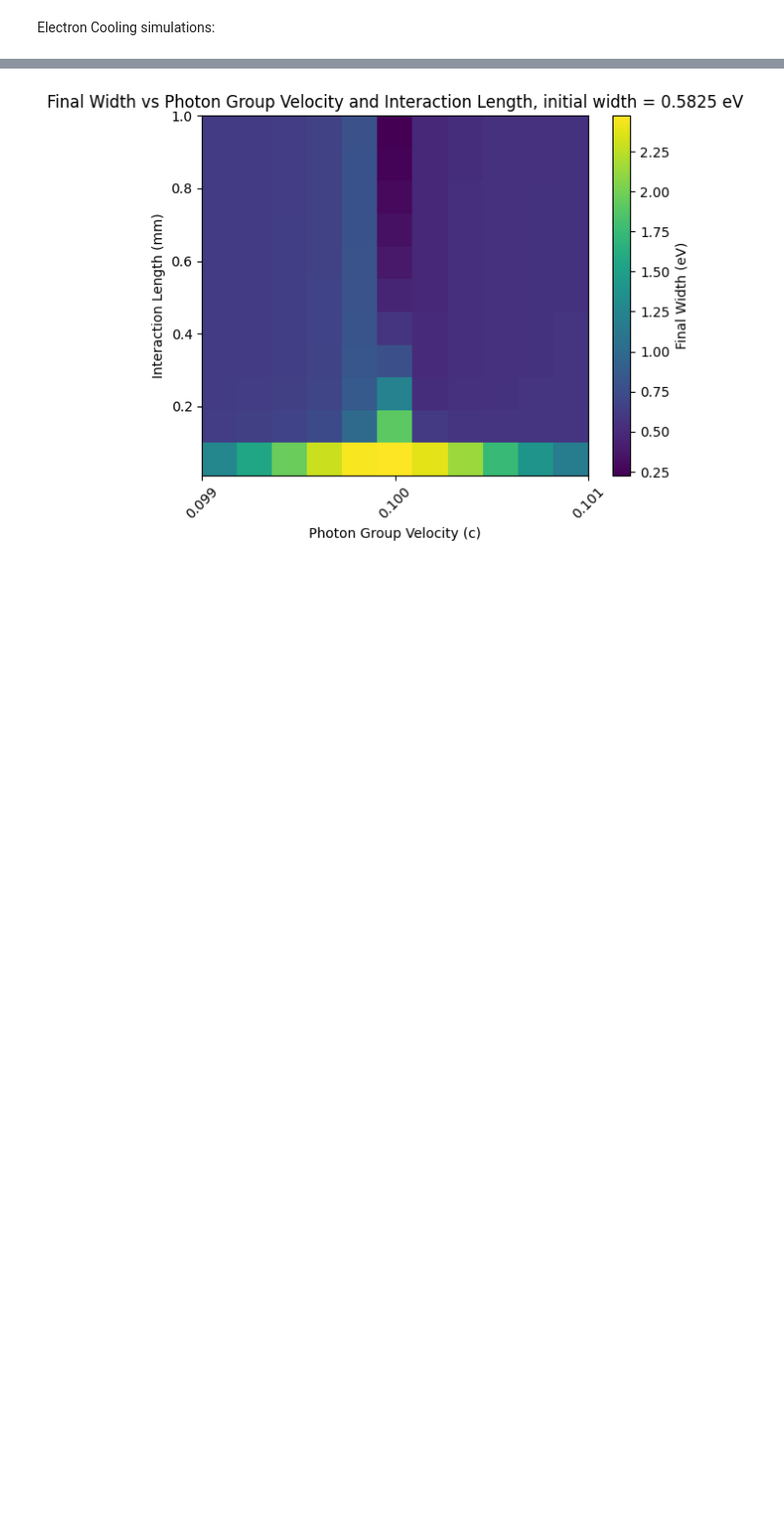
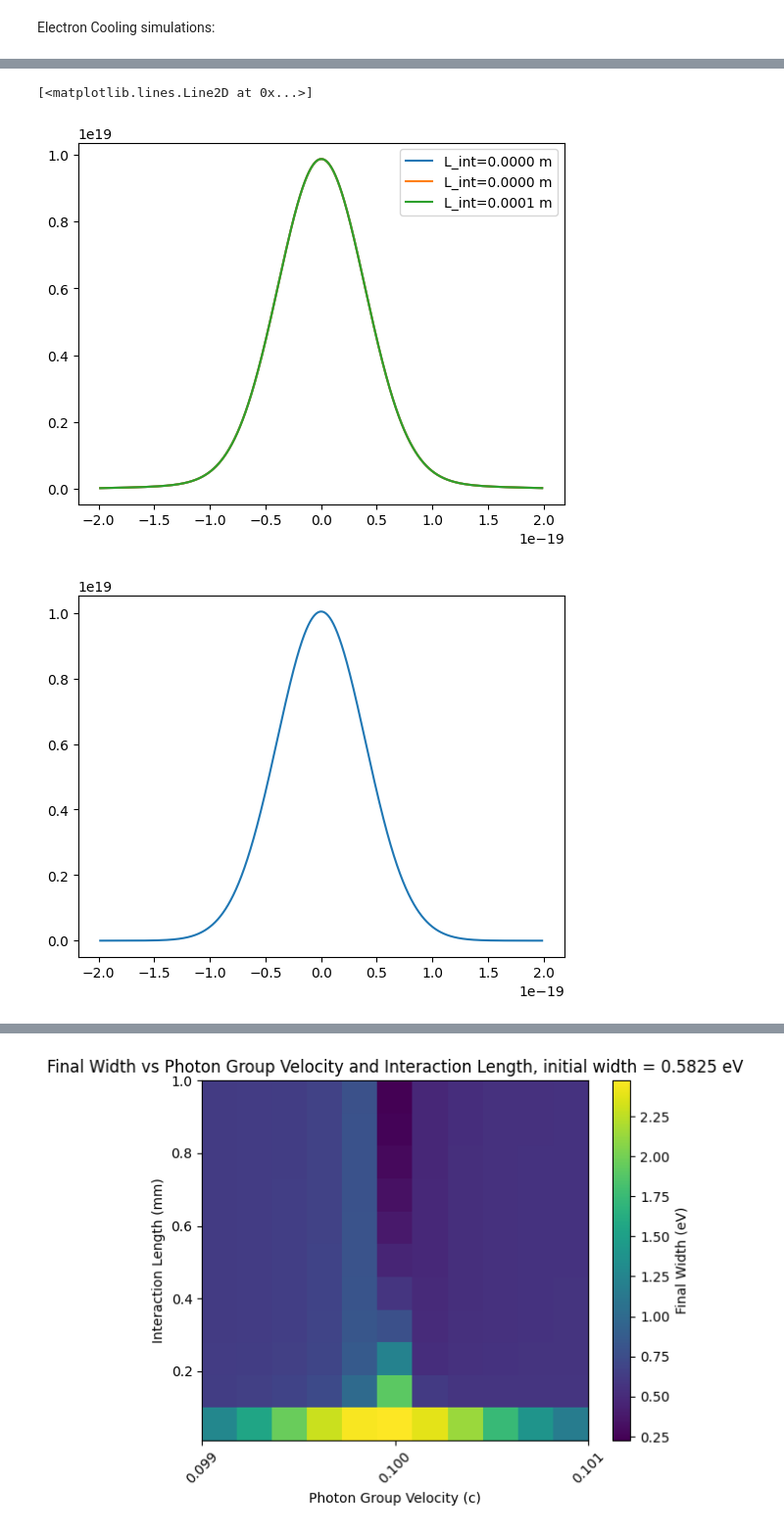
Before and after one commit to ShiranEv/ElectronCooling, a Jupyter notebook: simulations_dor.ipynb, the cells around one changed output, grey strips where cells are left out. Shown: that part at 98% size. Saved outputs shown, nothing was run; the diff lists cells and outputs as text; code cells hidden in the pictures; blank space fills up the shorter version.

```diff
--- a/simulations_dor.ipynb
+++ b/simulations_dor.ipynb
@@ -87,0 +89,53 @@ plt.show()
+# %%
+L_int = 0.01  # interaction length (m)
+T     = L_int / v0     # interaction time (s)
+
+def Energy_from_momentum(k):
+    return (hbar * k)**2 / (2 * m)  # Energy from momentum k
+N = 2**12
+# --- ENERGY GRID
+N_E   = N    # number of energy points
+
+E_min = E0 - 5*deltaE
+E_max = E0 + 5*deltaE
+
+E_f   = np.linspace(E_min, E_max, N_E)
+dE    = E_f[1] - E_f[0]
+energy_span = E_max - E_min
+
+δE_f =  E_f - E0
+
+N_ω = N
+omega_span = 10 * deltaE / hbar  # Narrow span around ω₀
+ω_min = max(omega0 - omega_span/2 , 0*omega0)  # Start from ω₀ - span/2
+ω_max = omega0 + omega_span/2   # End at ω₀ + span/2
+ω_vec = np.linspace(ω_min, ω_max, N_ω)
+dω = ω_vec[1] - ω_vec[0]
+
+δω = ω_vec - omega0
+
+δω_grid, δE_f_grid = np.meshgrid(δω, δE_f)
+v_g = 0.101 * c  # Fixed group velocity for this scan
+Delta_PM = k(E0 + δE_f_grid + hbar*δω_grid) - k(E0 + δE_f_grid - hbar*omega0) - (q0 + (δω / v_g) + 0.5 * recoil * δω**2)
+# Simple Width vs. Interaction Length Scan
+L_num = 5  # Number of interaction lengths to test
+L_int_vec = np.linspace(0.00001, 0.001, L_num)  # m
+L_int_vec = [0.00001, 0.00002, 0.00005]  # m - CHANGED TO FIXED VALUES
+# L_int_vec = np.logspace(np.log10(L_critical*0.001), np.log10(100*L_critical), L_num)  # m - CHANGED TO LOG SCALE
+plt.figure()
+loss = q0*0.0001  # Loss term for the simulation
+for L_int_test in L_int_vec:
+    rho_f = np.sum((1/np.sqrt(2*np.pi*deltaE**2)) * np.exp(-(δE_f_grid + hbar*δω_grid)**2 / (2 * deltaE**2)) *
+                np.abs(np.sinc((k(E0 + δE_f_grid + hbar*δω_grid) - k(E0 + δE_f_grid - hbar*omega0) - (q0 + (δω_grid/ v_g) + 0.5 * recoil * δω_grid**2 + 1j*loss)) * L_int / 2 / np.pi))**2, axis=1) * dω
+    rho_f /= np.sum(rho_f * dE)  # Normalize the final state probability density
+    plt.plot(δω*hbar, rho_f, label="L_int={:.4f} m".format(L_int_test))
+plt.legend()
+
+plt.figure()
+rho_i = np.exp(-δE_f**2/2/deltaE**2)/ np.sqrt(2*np.pi*deltaE**2)  # Initial state probability density
+
+plt.plot(δE_f, rho_i, label="initial width= {:.4f} eV".format(initial_width))
+# %% [output]
+[<matplotlib.lines.Line2D at 0x...>]
+[figure, added]
+[figure, added]
```
Also changed, not shown: parts of 27 cells of this notebook.
